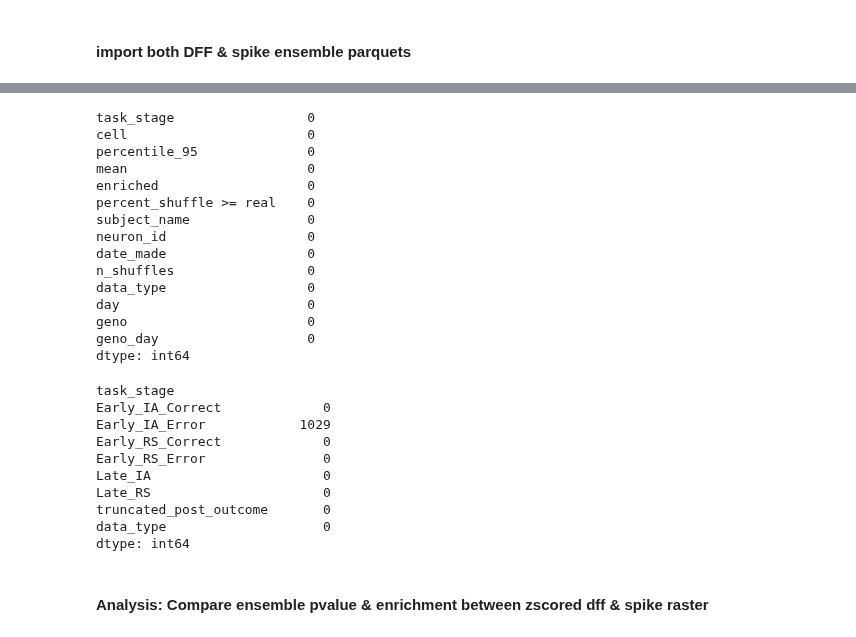
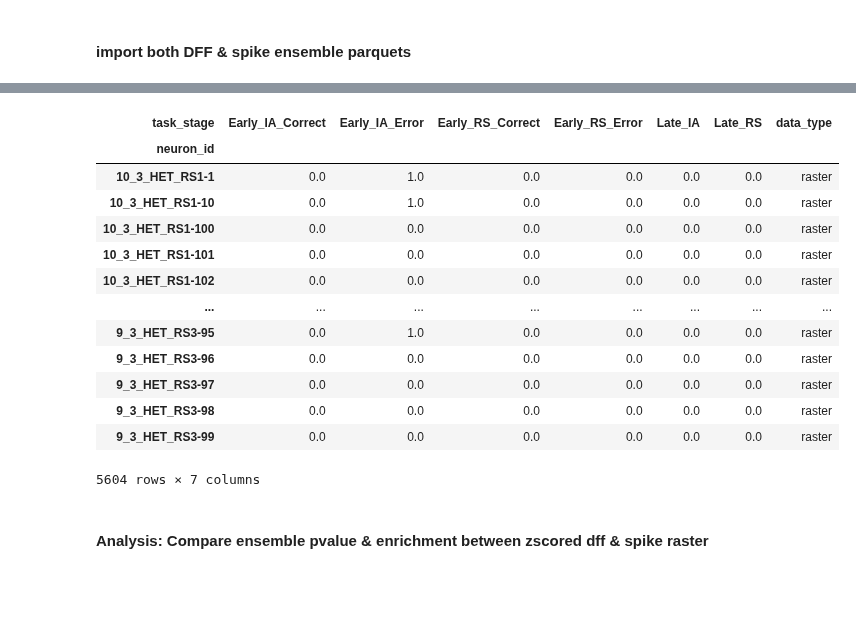
Before and after one commit to cjohnsoncruz/dlx56_mPFC_1p_SohalLab, a Jupyter notebook: code/revisions_Sup Fig1_ensemble_stability_test_v1.ipynb, the cells around one changed output, grey strips where cells are left out. Saved outputs shown, nothing was run; the diff lists cells and outputs as text; code cells hidden in the pictures; blank space fills up the shorter version.

```diff
--- a/code/revisions_Sup Fig1_ensemble_stability_test_v1.ipynb
+++ b/code/revisions_Sup Fig1_ensemble_stability_test_v1.ipynb
@@ -510,47 +510,31 @@ None
 | 38198 | truncated_post_outcome | cell_99 | 0.006127 | 0.002014 | False | 0.6078 | 9_3_HET_RS3 | 9_3_HET_RS3-99 | ... |
 # %%
 for d in data_types:
+    #triage to only select real task stages (non-truncated)
+    ensembles_by_datatype[d] = ensembles_by_datatype[d][ensembles_by_datatype[d].task_stage.isin(stage_names)]
     annotate_csv(ensembles_by_datatype[d], "subject_name")
     ensemble_table_by_datatype[d] = ensembles_by_datatype[d].pivot_table(index = ['neuron_id'], columns = 'task_stage', values = 'enriched', fill_value = np.NaN).astype(float).assign(**{'data_type': d})
+    if 'truncated_post_outcome' in ensembles_by_datatype[d].columns:
+        print(f"dropping  'truncated_post_outcome' in ensemble_table_by_datatype[{d}]")
+        ensemble_table_by_datatype[d] = ensemble_table_by_datatype[d].drop(columns = 'truncated_post_outcome')
     ensemble_pvals_by_datatype[d] = ensembles_by_datatype[d].pivot_table(index = ['neuron_id'], columns = 'task_stage', values = 'percent_shuffle >= real', fill_value = np.NaN).astype(float).assign(**{'data_type': d})
-    ## pivot both binary enrichment vectors
-    # ensemble_table_by_datatype[d] = ensembles_by_datatype['raster'].pivot_table(index = ['neuron_id'], columns = 'task_stage', values = 'enriched', fill_value = None).astype(float)
-    # ensemble_table_by_datatype['dff'] = ensembles_by_datatype['dff'].pivot_table(index = ['neuron_id'], columns = 'task_stage', values = 'enriched', fill_value = None).astype(float)
-#
-    # pivot both p-value matrices by datatype
-    # ensemble_pvals_by_datatype['raster'] = ensembles_by_datatype['raster'].pivot_table(index = ['neuron_id'], columns = 'task_stage', values = 'percent_shuffle >= real', fill_value = False).astype(float)
-    # ensemble_pvals_by_datatype['dff'] = ensembles_by_datatype['dff'].pivot_table(index = ['neuron_id'], columns = 'task_stage', values = 'percent_shuffle >= real', fill_value = False).astype(float)
-# %%
-ensembles_by_datatype['raster'].isnull().sum()
-# %% [output]
-task_stage                 0
-cell                       0
-percentile_95              0
-mean                       0
-enriched                   0
-percent_shuffle >= real    0
-subject_name               0
-neuron_id                  0
-date_made                  0
-n_shuffles                 0
-data_type                  0
-day                        0
-geno                       0
-geno_day                   0
-dtype: int64
 # %%
-ensemble_table_by_datatype['raster'].isnull().sum()
+ensemble_table_by_datatype['raster']
 # %% [output]
+| task_stage | Early_IA_Correct | Early_IA_Error | Early_RS_Correct | Early_RS_Error | Late_IA | Late_RS | data_type |
+| neuron_id |  |  |  |  |  |  |  |
+| 10_3_HET_RS1-1 | 0.0 | 1.0 | 0.0 | 0.0 | 0.0 | 0.0 | raster |
+| 10_3_HET_RS1-10 | 0.0 | 1.0 | 0.0 | 0.0 | 0.0 | 0.0 | raster |
+| 10_3_HET_RS1-100 | 0.0 | 0.0 | 0.0 | 0.0 | 0.0 | 0.0 | raster |
+| 10_3_HET_RS1-101 | 0.0 | 0.0 | 0.0 | 0.0 | 0.0 | 0.0 | raster |
+| 10_3_HET_RS1-102 | 0.0 | 0.0 | 0.0 | 0.0 | 0.0 | 0.0 | raster |
+| ... | ... | ... | ... | ... | ... | ... | ... |
+| 9_3_HET_RS3-95 | 0.0 | 1.0 | 0.0 | 0.0 | 0.0 | 0.0 | raster |
+| 9_3_HET_RS3-96 | 0.0 | 0.0 | 0.0 | 0.0 | 0.0 | 0.0 | raster |
+| 9_3_HET_RS3-97 | 0.0 | 0.0 | 0.0 | 0.0 | 0.0 | 0.0 | raster |
+| 9_3_HET_RS3-98 | 0.0 | 0.0 | 0.0 | 0.0 | 0.0 | 0.0 | raster |
+| 9_3_HET_RS3-99 | 0.0 | 0.0 | 0.0 | 0.0 | 0.0 | 0.0 | raster |
-task_stage
-Early_IA_Correct             0
-Early_IA_Error            1029
-Early_RS_Correct             0
-Early_RS_Error               0
-Late_IA                      0
-Late_RS                      0
-truncated_post_outcome       0
-data_type                    0
-dtype: int64
+5604 rows × 7 columns
 # %% [markdown]
 #### Analysis: Compare ensemble pvalue & enrichment between zscored dff & spike raster
 # %%
```
Also changed, not shown: parts of 31 cells of this notebook, 2 other files.
